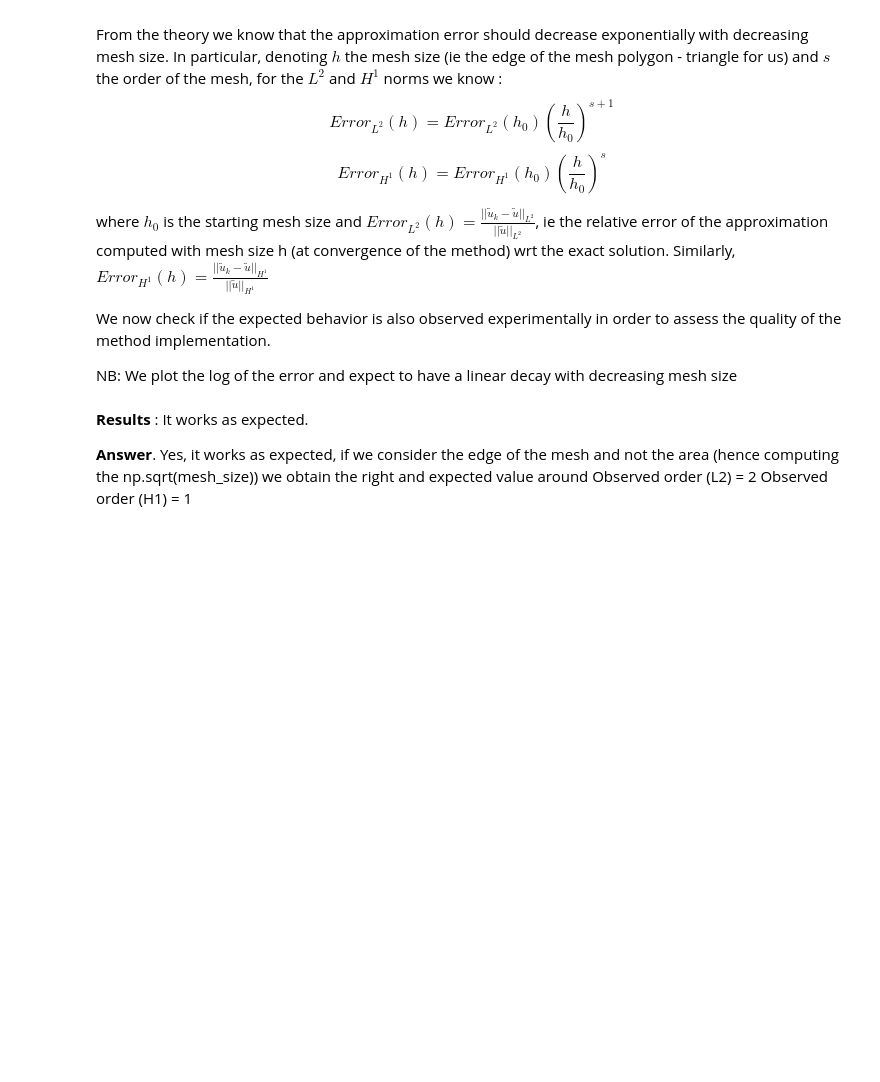
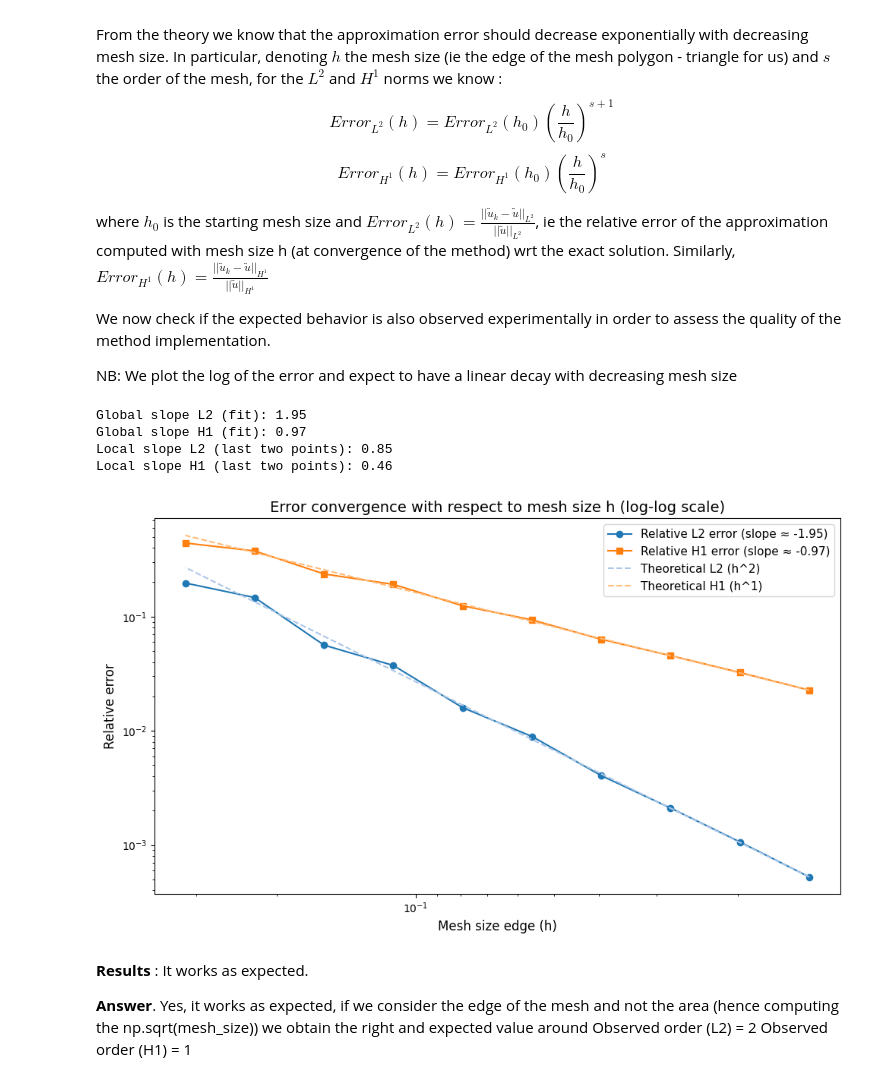
Before and after one commit to elisabettaroviera/MOR-Project, a Jupyter notebook: Preliminary Mesh Analysis/preliminary_mesh_analysis.ipynb, the cells around one changed output. Drawn from its saved outputs; the diff is of its cells as text; code cells hidden in the pictures; blank space fills up the shorter version.

```diff
--- a/Preliminary Mesh Analysis/preliminary_mesh_analysis.ipynb
+++ b/Preliminary Mesh Analysis/preliminary_mesh_analysis.ipynb
@@ -531,3 +458,76 @@ print(f"Observed order (H1): {abs(order_H1_obs):.2f}")
+# %%
+import numpy as np
+import matplotlib.pyplot as plt
+
+# Convert mesh sizes (area) to h = sqrt(area)
+mesh_sizes_area = sorted(error_L2_dict.keys())
+mesh_sizes_h = [np.sqrt(h) for h in mesh_sizes_area]
+
+# Extract corresponding errors
+error_L2 = [error_L2_dict[h] for h in mesh_sizes_area]
+error_H1 = [error_H1_dict[h] for h in mesh_sizes_area]
+
+# FEM order
+s = order
+
+# Reference point for theoretical curves
+h0 = mesh_sizes_h[0]
+e_L2_0 = error_L2[0]
+e_H1_0 = error_H1[0]
+
+# Theoretical curves
+theoretical_L2 = [e_L2_0 * (h / h0)**(s+1) for h in mesh_sizes_h]
+theoretical_H1 = [e_H1_0 * (h / h0)**(s)   for h in mesh_sizes_h]
+
+# Compute slopes global and local
+log_h = np.log(mesh_sizes_h)
+log_L2 = np.log(error_L2)
+log_H1 = np.log(error_H1)
+
+order_L2_obs, _ = -np.polyfit(log_h, log_L2, 1)
+order_H1_obs, _ = -np.polyfit(log_h, log_H1, 1)
+
+def compute_slope(errors, hs):
+    log_e = np.log(errors[-2:])
+    log_h = np.log(hs[-2:])
+    return (log_e[1] - log_e[0]) / (log_h[1] - log_h[0])
+
+slope_L2 = compute_slope(error_L2, mesh_sizes_h)
+slope_H1 = compute_slope(error_H1, mesh_sizes_h)
+
+print(f"Global slope L2 (fit): {abs(order_L2_obs):.2f}")
+print(f"Global slope H1 (fit): {abs(order_H1_obs):.2f}")
+print(f"Local slope L2 (last two points): {abs(slope_L2):.2f}")
+print(f"Local slope H1 (last two points): {abs(slope_H1):.2f}")
+
+# Colors
+color_L2 = '#1f77b4'
+color_H1 = '#ff7f0e'
+color_L2_theory = '#aec7e8'
+color_H1_theory = '#ffbb78'
+
+# Plot
+fig, ax = plt.subplots(figsize=(10, 6), facecolor='white')
+ax.loglog(mesh_sizes_h, error_L2, 'o-', color=color_L2, label=f'Relative L2 error (slope ≈ {(order_L2_obs):.2f})', markersize=6)
+ax.loglog(mesh_sizes_h, error_H1, 's-', color=color_H1, label=f'Relative H1 error (slope ≈ {(order_H1_obs):.2f})', markersize=6)
+ax.loglog(mesh_sizes_h, theoretical_L2, '--', color=color_L2_theory, label=f'Theoretical L2 (h^{s+1})', linewidth=1.5)
+ax.loglog(mesh_sizes_h, theoretical_H1, '--', color=color_H1_theory, label=f'Theoretical H1 (h^{s})', linewidth=1.5)
+
+ax.set_xlabel('Mesh size edge (h)', fontsize=12)
+ax.set_ylabel('Relative error', fontsize=12)
+ax.set_title('Error convergence with respect to mesh size h (log-log scale)', fontsize=14)
+
+ax.invert_xaxis()
+ax.legend(fontsize=11)
+plt.tight_layout()
+plt.savefig("convergence_plot_h.png", dpi=300, bbox_inches='tight', facecolor='white')
+plt.show()
+# %% [output]
+Global slope L2 (fit): 1.95
+Global slope H1 (fit): 0.97
+Local slope L2 (last two points): 0.85
+Local slope H1 (last two points): 0.46
+[figure, added]
 # %% [markdown]
 **Results**  : It works as expected.
 
```
Also changed, not shown: parts of 7 cells of this notebook, 1 other file.
